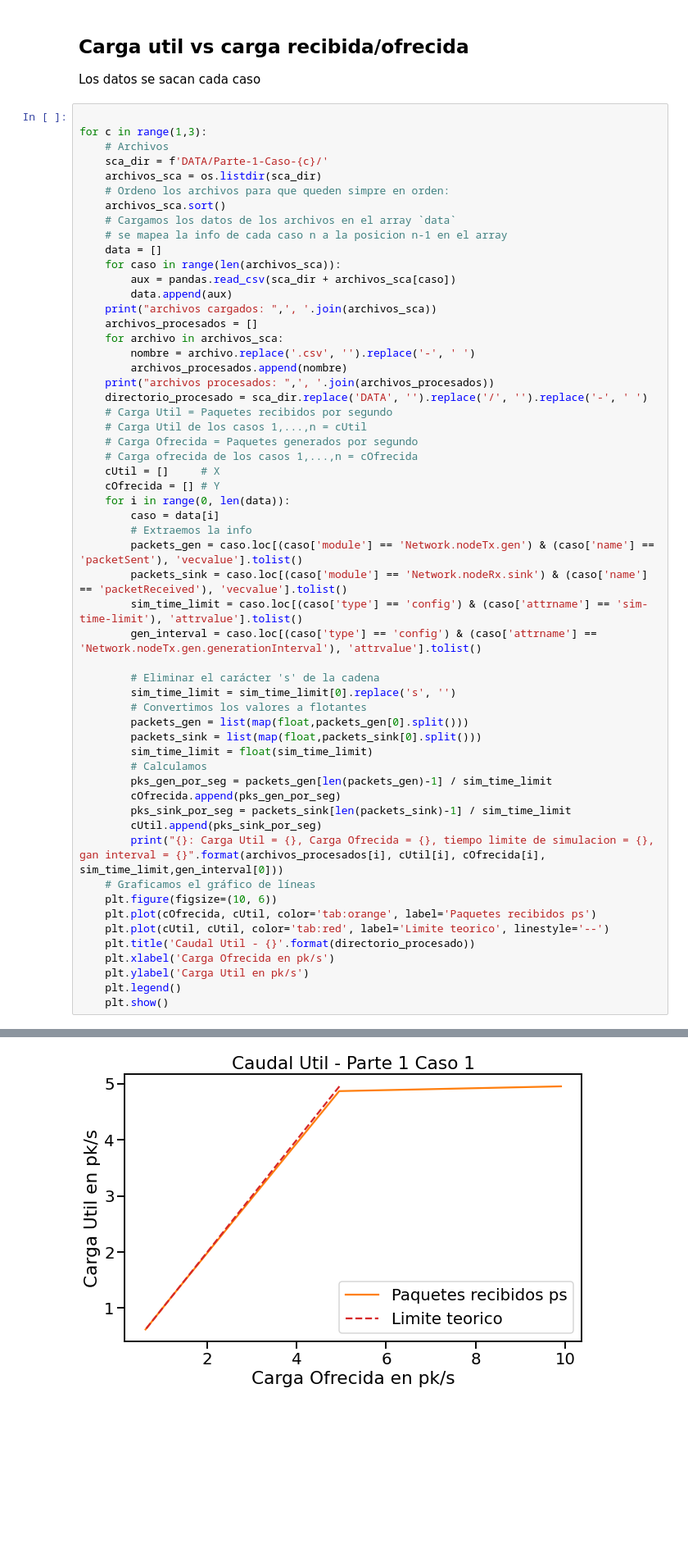
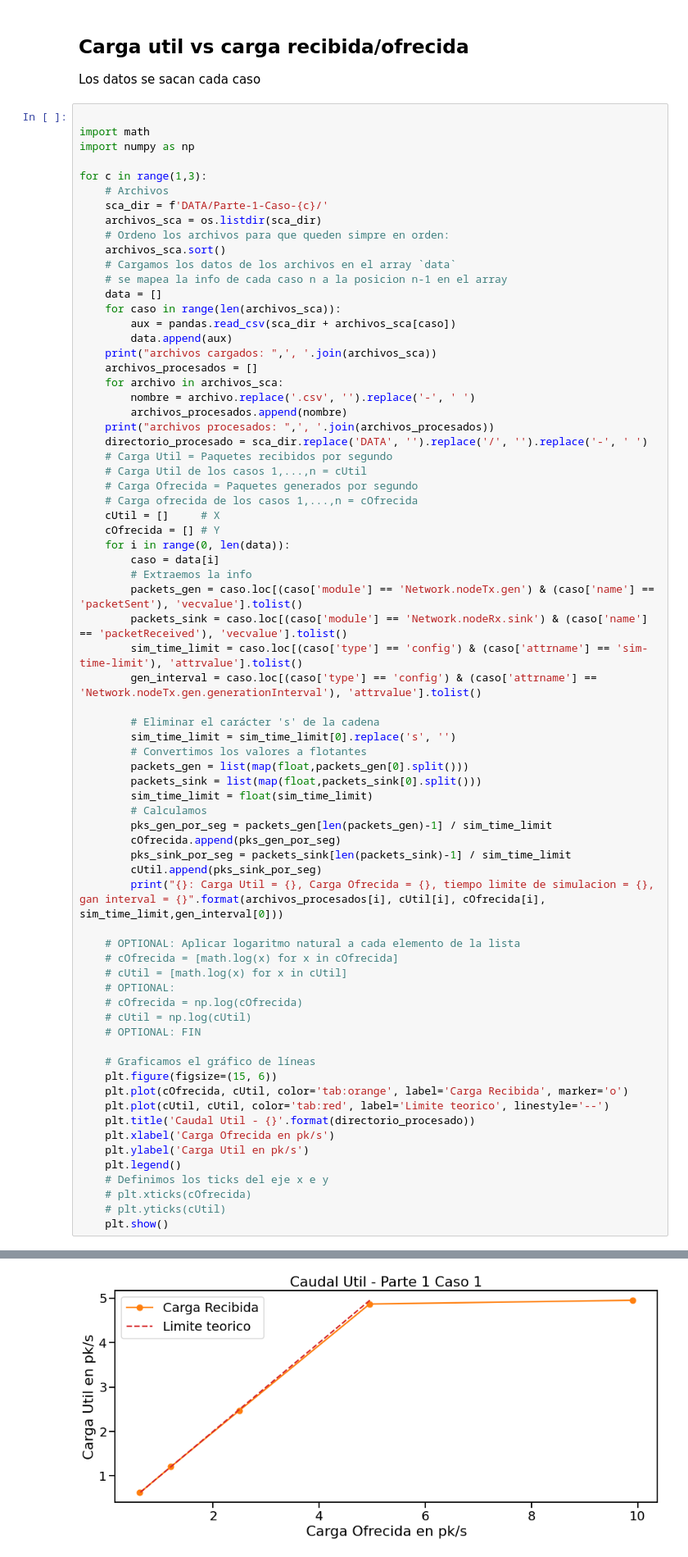
Before and after one commit to Kidmand/Redes-LAB-3, a Jupyter notebook: Notebook-results-part1.ipynb, the cells around one changed output, grey strips where cells are left out. Shown at 82% size. Saved outputs shown, nothing was run; the diff lists cells and outputs as text; blank space fills up the shorter version.

```diff
--- a/Notebook-results-part1.ipynb
+++ b/Notebook-results-part1.ipynb
@@ -279,6 +279,9 @@ for c in range(len(data)):
 ## Carga util vs carga recibida/ofrecida
 Los datos se sacan cada caso
 # %%
+
+import math
+import numpy as np
 
 for c in range(1,3):
     # Archivos
@@ -313,35 +316,47 @@ for c in range(1,3):
         sim_time_limit = caso.loc[(caso['type'] == 'config') & (caso['attrname'] == 'sim-time-limit'), 'attrvalue'].tolist()
         gen_interval = caso.loc[(caso['type'] == 'config') & (caso['attrname'] == 'Network.nodeTx.gen.generationInterval'), 'attrvalue'].tolist()
 
         # Eliminar el carácter 's' de la cadena
         sim_time_limit = sim_time_limit[0].replace('s', '')
         # Convertimos los valores a flotantes
         packets_gen = list(map(float,packets_gen[0].split()))
         packets_sink = list(map(float,packets_sink[0].split()))
         sim_time_limit = float(sim_time_limit)
         # Calculamos
         pks_gen_por_seg = packets_gen[len(packets_gen)-1] / sim_time_limit
         cOfrecida.append(pks_gen_por_seg)
         pks_sink_por_seg = packets_sink[len(packets_sink)-1] / sim_time_limit
         cUtil.append(pks_sink_por_seg)
         print("{}: Carga Util = {}, Carga Ofrecida = {}, tiempo limite de simulacion = {}, gan interval = {}".format(archivos_procesados[i], cUtil[i], cOfrecida[i], sim_time_limit,gen_interval[0]))
+
+    # OPTIONAL: Aplicar logaritmo natural a cada elemento de la lista
+    # cOfrecida = [math.log(x) for x in cOfrecida]
+    # cUtil = [math.log(x) for x in cUtil]
+    # OPTIONAL:
+    # cOfrecida = np.log(cOfrecida)
+    # cUtil = np.log(cUtil)
+    # OPTIONAL: FIN
+
     # Graficamos el gráfico de líneas
-    plt.figure(figsize=(10, 6))
-    plt.plot(cOfrecida, cUtil, color='tab:orange', label='Paquetes recibidos ps')
+    plt.figure(figsize=(15, 6))
+    plt.plot(cOfrecida, cUtil, color='tab:orange', label='Carga Recibida', marker='o')
     plt.plot(cUtil, cUtil, color='tab:red', label='Limite teorico', linestyle='--')
     plt.title('Caudal Util - {}'.format(directorio_procesado))
     plt.xlabel('Carga Ofrecida en pk/s')
     plt.ylabel('Carga Util en pk/s')
     plt.legend()
+    # Definimos los ticks del eje x e y
+    # plt.xticks(cOfrecida)
+    # plt.yticks(cUtil)
     plt.show()
 # %% [output]
 archivos cargados:  parte1-caso1-exp01.csv, parte1-caso1-exp02.csv, parte1-caso1-exp04.csv, parte1-caso1-exp08.csv, parte1-caso1-exp16.csv
 archivos procesados:  parte1 caso1 exp01, parte1 caso1 exp02, parte1 caso1 exp04, parte1 caso1 exp08, parte1 caso1 exp16
 parte1 caso1 exp01: Carga Util = 4.955, Carga Ofrecida = 9.91, tiempo limite de simulacion = 200.0, gan interval = exponential(0.1)
 parte1 caso1 exp02: Carga Util = 4.87, Carga Ofrecida = 4.95, tiempo limite de simulacion = 200.0, gan interval = exponential(0.2)
 parte1 caso1 exp04: Carga Util = 2.465, Carga Ofrecida = 2.49, tiempo limite de simulacion = 200.0, gan interval = exponential(0.4)
 parte1 caso1 exp08: Carga Util = 1.205, Carga Ofrecida = 1.205, tiempo limite de simulacion = 200.0, gan interval = exponential(0.8)
 parte1 caso1 exp16: Carga Util = 0.62, Carga Ofrecida = 0.62, tiempo limite de simulacion = 200.0, gan interval = exponential(1.6)
-[figure, old version]
+[figure, new version]
 archivos cargados:
 archivos procesados:
```
Also changed, not shown: parts of 1 cell of this notebook.
